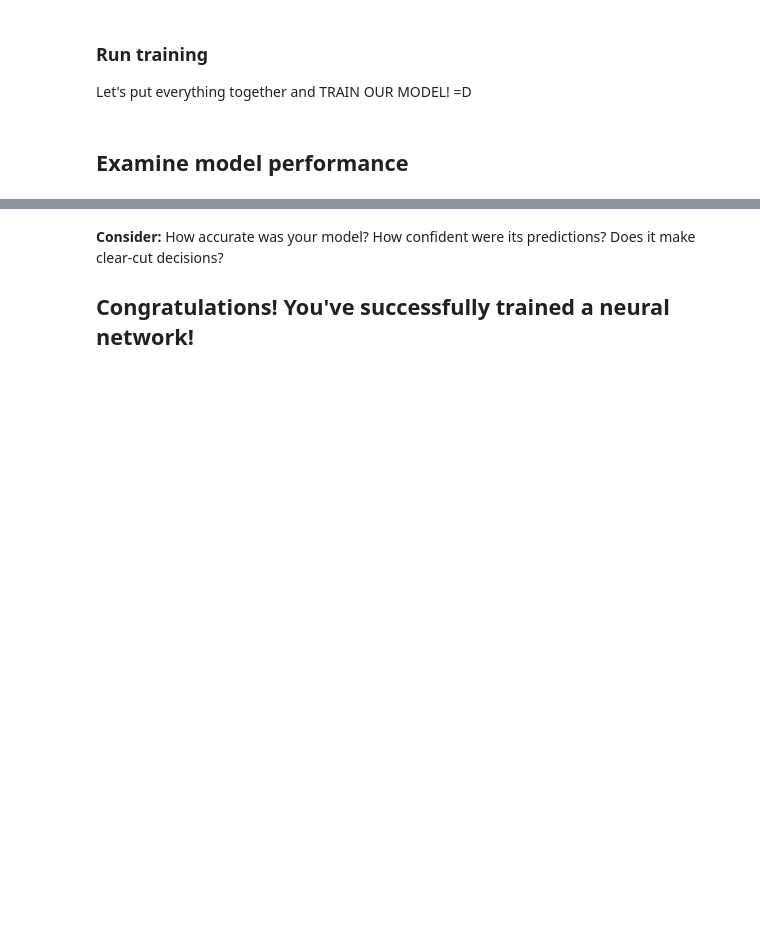
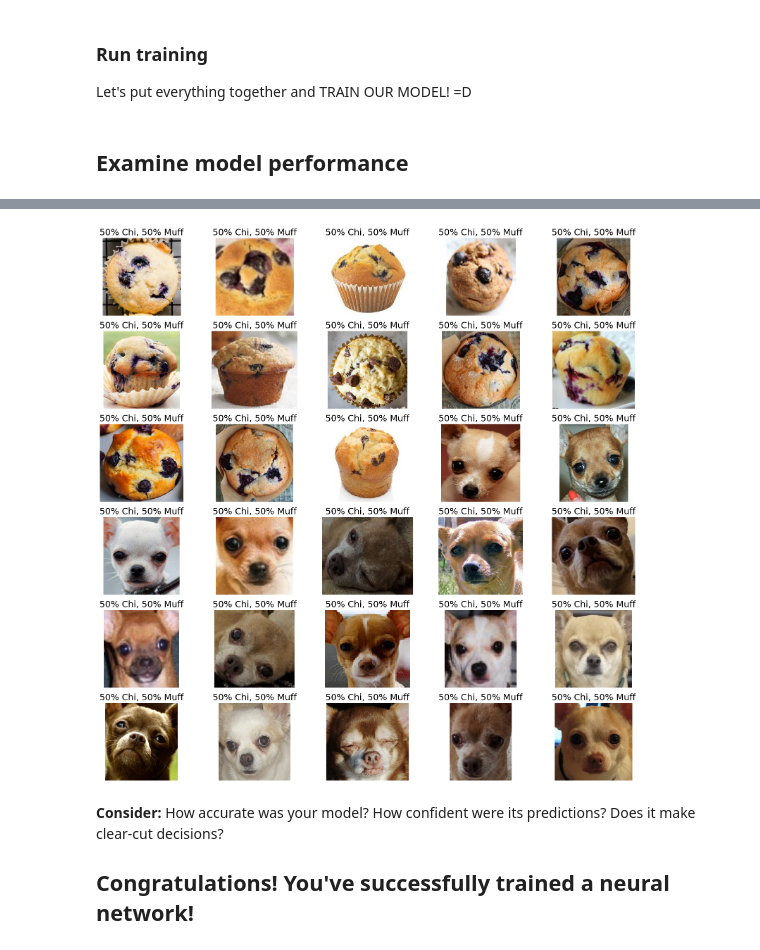
Before and after one commit to kueism/ITAI1378, a Jupyter notebook: workshop_1.ipynb, the cells around one changed output, grey strips where cells are left out. Saved outputs shown, nothing was run; the diff lists cells and outputs as text; code cells hidden in the pictures; blank space fills up the shorter version.

```diff
--- a/workshop_1.ipynb
+++ b/workshop_1.ipynb
@@ -45,8 +47,8 @@ Recall from the lesson that a neural network generally looks like this. Input is
 So let's define a similar architecture for our 2-class muffin-vs-chihuahua classifier:
 # %%
 #define image height and width
-input_height = ?
-input_width = ?
+input_height = 224
+input_width = 224
 
 # Extends PyTorch's neural network baseclass
 class MySkynet(nn.Module):
@@ -91,7 +93,7 @@ class MySkynet(nn.Module):
 # %% [markdown]
 Now that we've defined the network above, let's initialize it. If available, we'll place the network on the GPU; if not, it goes on the CPU.
 # %%
- # cuda:0 means the first cuda device found
+# cuda:0 means the first cuda device found
 device = torch.device("cuda:0" if torch.cuda.is_available() else "cpu")
-model = ?.to(device)                      # load our simple neural network
+model = MySkynet().to(device)                      # load our simple neural network
 model
@@ -171,11 +180,11 @@ These just represent the folders that hold the images.
 # insert respective transforms to replace ?
 image_datasets = {
     'train':
-        datasets.ImageFolder('data/train', ?),
+        datasets.ImageFolder('workshop-chihuahua-vs-muffin/data/train', train_transforms),
     'validation':
-        datasets.ImageFolder('data/validation', ?)}
+        datasets.ImageFolder('workshop-chihuahua-vs-muffin/data/validation', validation_transforms)}
 
 
 print("==Train Dataset==\n", image_datasets["train"])
 print()
-print("==Validation Dataset==\n", image_datasets["train"])
+print("==Validation Dataset==\n", image_datasets["validation"])
@@ -183,18 +194,19 @@ print("==Validation Dataset==\n", image_datasets["train"])
 **And finally, form dataloaders from the datasets:**
 # %%
 # define batch size, number of images to load in at once
+batch_size = 32
 
 dataloaders = {
     'train':
         torch.utils.data.DataLoader(
             image_datasets['train'],
-            batch_size=?,
+            batch_size=batch_size,
             shuffle=True,
             num_workers=4),
     'validation':
         torch.utils.data.DataLoader(
             image_datasets['validation'],
-            batch_size=?,
+            batch_size=batch_size,
             shuffle=False,
             num_workers=4)}
 
@@ -302,23 +316,32 @@ train_model(model, dataloaders, loss_function, optimizer, num_epochs=3)
 # %%
 from glob import glob
 from math import floor
+from PIL import Image
+import torch
+from torchvision import datasets, models, transforms
+import torch.nn as nn
+from torch.nn import functional as F
+import torch.optim as optim
+import matplotlib.pyplot as plt
 
 # get all the images from our validation sets
-validation_img_paths = glob("data/validation/**/*.jpg", recursive=True)
+validation_img_paths = glob("workshop-chihuahua-vs-muffin/data/validation/**/*.jpg", recursive=True)
 images = [Image.open(img_path) for img_path in validation_img_paths]
 
 # put all the images together to run through our model
 validation_batch = torch.stack( [validation_transforms(img).to(device) for img in images])
 pred_logits_tensor = model(validation_batch)
 pred_probs = pred_logits_tensor.cpu().data.numpy()
 
 # show the probabilities for each picture
 fig, axs = plt.subplots(6, 5, figsize=(20, 20))
 for i, img in enumerate(images):
     ax = axs[floor(i/5)][i % 5]
     ax.axis('off')
     ax.set_title("{:.0f}% Chi, {:.0f}% Muff".format(100*pred_probs[i,0], 100*pred_probs[i,1]), fontsize=18)
     ax.imshow(img)
+# %% [output]
+[figure, added]
 # %% [markdown]
 **Consider:** How accurate was your model? How confident were its predictions? Does it make clear-cut decisions?
 
```
Also changed, not shown: parts of 12 cells of this notebook.
